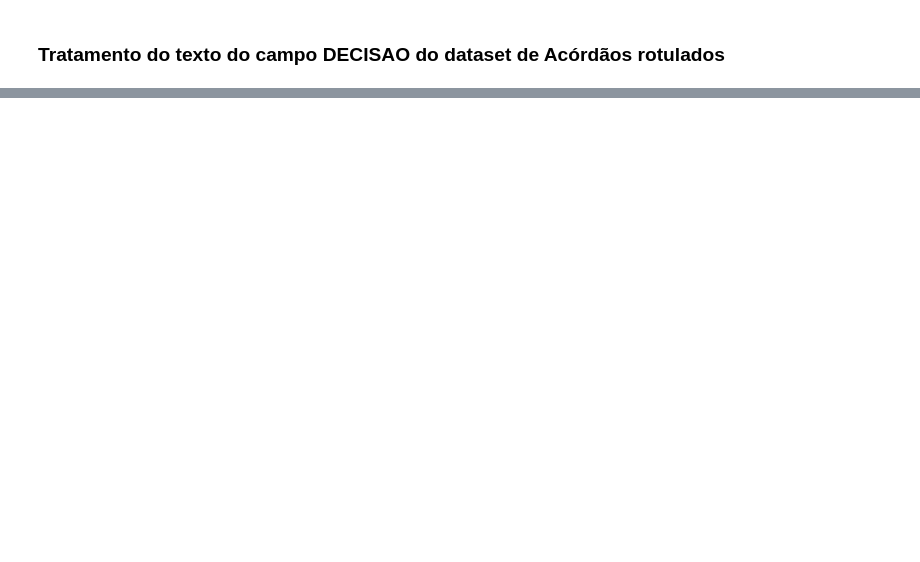
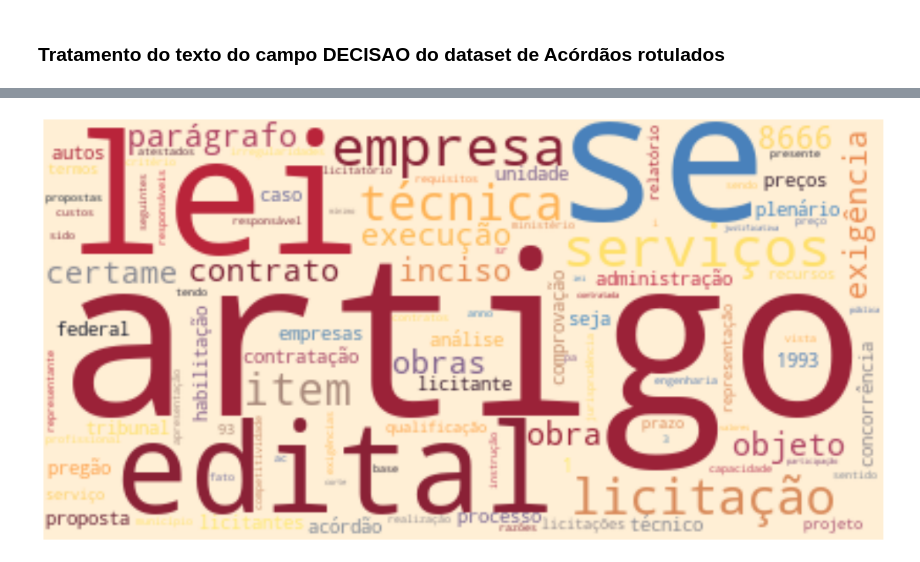
Before and after one commit to wmodanez/acordaos, a Jupyter notebook: 02a - Pre processing df_rotulados.ipynb, the cells around one changed output, grey strips where cells are left out. Drawn from its saved outputs; the diff is of its cells as text; code cells hidden in the pictures; blank space fills up the shorter version.

```diff
--- a/02a - Pre processing df_rotulados.ipynb
+++ b/02a - Pre processing df_rotulados.ipynb
@@ -49,3 +39,7 @@ Duration: 0:00:00.303112
+# %%
+hero.wordcloud(hero.remove_punctuation(df_rotulados.PROCESSADO), max_words=100)
+# %% [output]
+[figure, added]
 # %%
 # pc.copy(df_rotulados.iloc[177].DECISAO)
 # %%
```
Also changed, not shown: parts of 9 cells of this notebook, 1 other file.
